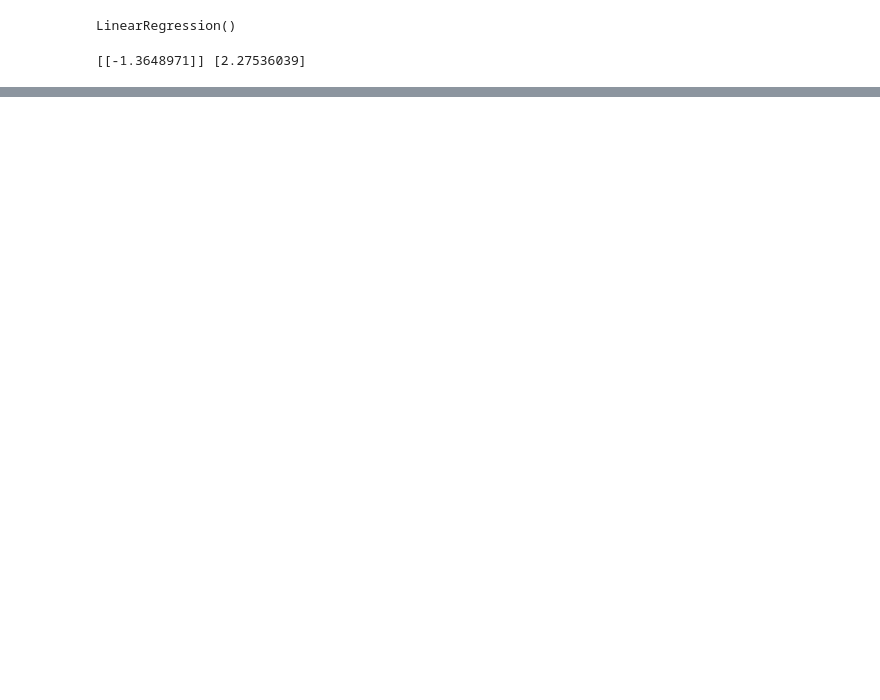
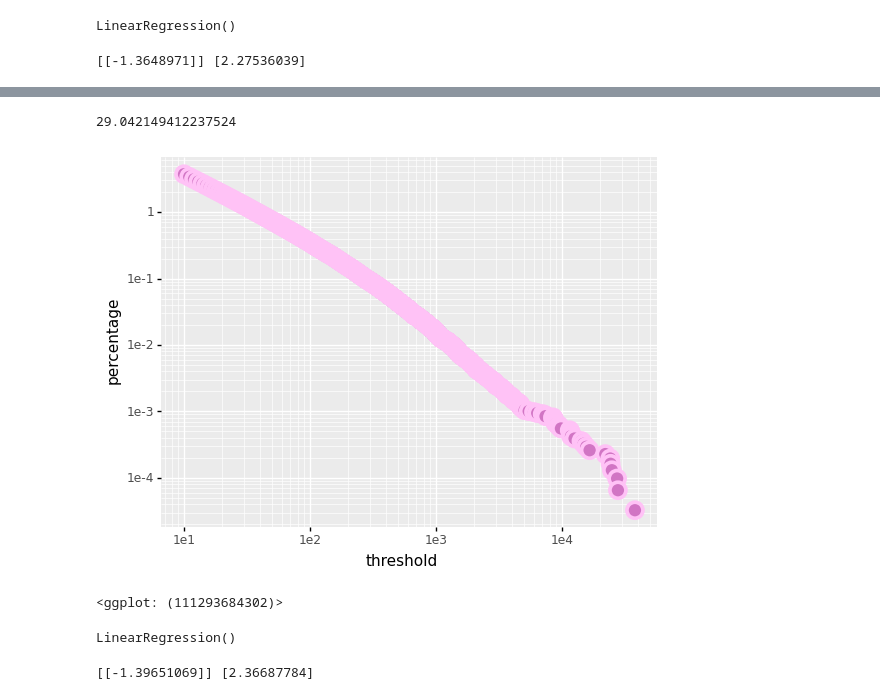
Before and after one commit to birgitsormus/noun-adj-classification, a Jupyter notebook: data exploration.ipynb, the cells around one changed output, grey strips where cells are left out. Cells and saved outputs as stored; diff of their text form; code cells hidden in the pictures; blank space fills up the shorter version.

Commit message:
continued data exploration

```diff
--- a/data exploration.ipynb
+++ b/data exploration.ipynb
@@ -210,0 +213,43 @@ fig
+# %%
+10**np.log10(df2[['percentage']].loc[1][0])
+# %% [output]
+29.042149412237524
+# %%
+predictions = lr.predict(np.log10(df2[['threshold']]).drop(df2.tail(1).index).drop(df2.head(1).index))
+# %%
+predicted_percentages = [10**pred for pred in predictions]
+# %%
+indexes = []
+idx = 0
+
+for i, row in df2.drop(df2.tail(1).index).drop(df2.head(1).index).iterrows():
+    if abs((row['percentage'] - predicted_percentages[idx])[0]) <= 5:
+        indexes.append(i)
+    idx += 1
+# %%
+new_df = df2.loc[indexes]
+# %%
+fig2 = (
+    ggplot(data=new_df) +
+    aes(x = 'threshold', y = 'percentage') +
+    geom_point(fill = '#d175c4',
+               size = 5,
+               stroke = 1.5,
+               colour = '#ffc2f6',
+               shape = 'o') +
+    scale_x_log10() +
+    scale_y_log10()
+)
+fig2
+# %% [output]
+[figure, added]
+<ggplot: (111293684302)>
+# %%
+lr2 = LinearRegression()
+lr2.fit(np.log10(new_df[['threshold']]), np.log10(new_df[['percentage']]))
+# %% [output]
+LinearRegression()
+# %%
+print(lr2.coef_, lr2.intercept_)
+# %% [output]
+[[-1.39651069]] [2.36687784]
```
Also changed, not shown: parts of 90 cells of this notebook.
